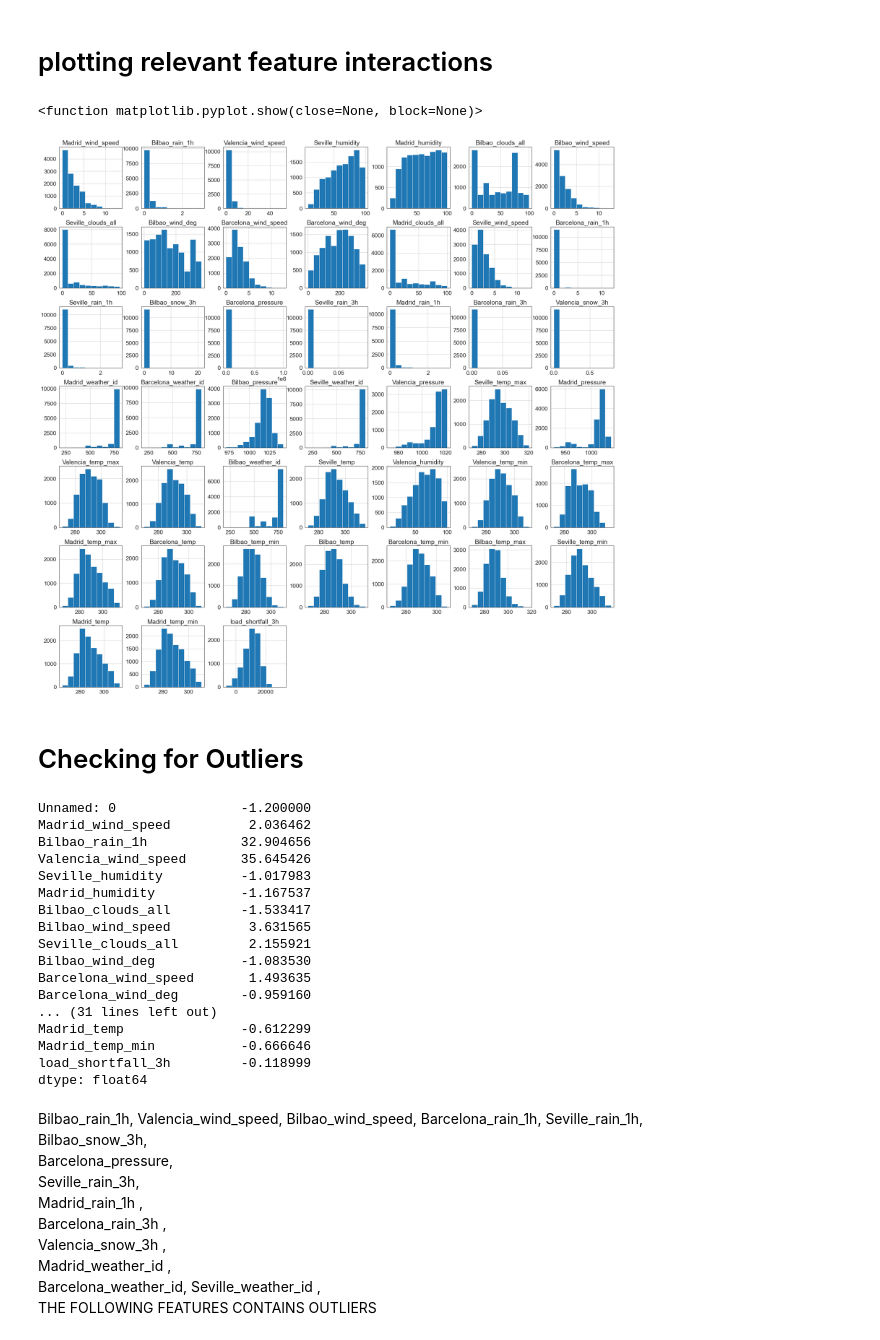
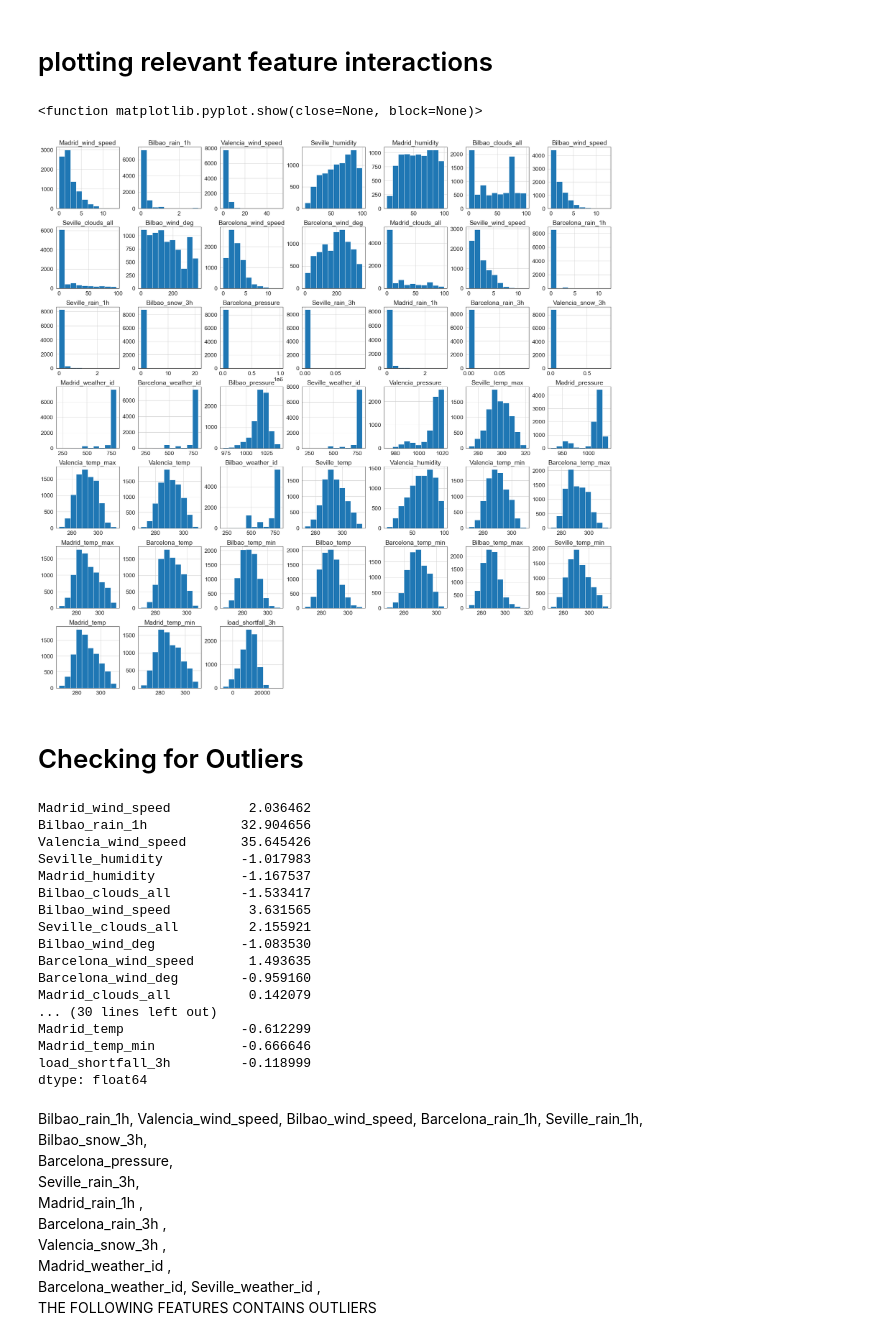
Before and after one commit to codebymusa/TEAM-GM1, a Jupyter notebook: Advanced-Regression-Starter-Data/starter-notebook.ipynb, the cells around one changed output. Drawn from its saved outputs; the diff is of its cells as text; code cells hidden in the pictures.

```diff
--- a/Advanced-Regression-Starter-Data/starter-notebook.ipynb
+++ b/Advanced-Regression-Starter-Data/starter-notebook.ipynb
@@ -250,18 +243,17 @@ plt.xticks(rotation=90)
 # %% [markdown]
 # plotting relevant feature interactions
 # %%
-df = df.drop(columns=['Unnamed: 0'])
-df.hist(figsize=(30,30))
+df_train = df_train.drop(columns=['Unnamed: 0'])
+df_train.hist(figsize=(30,30))
 plt.show
 # %% [output]
 <function matplotlib.pyplot.show(close=None, block=None)>
-[figure, old version]
+[figure, new version]
 # %% [markdown]
 # Checking for Outliers
 # %%
 df_train.kurtosis()
 # %% [output]
-Unnamed: 0                -1.200000
 Madrid_wind_speed          2.036462
 Bilbao_rain_1h            32.904656
 Valencia_wind_speed       35.645426
@@ -273,7 +265,8 @@ Seville_clouds_all         2.155921
 Bilbao_wind_deg           -1.083530
 Barcelona_wind_speed       1.493635
 Barcelona_wind_deg        -0.959160
-... (31 lines left out)
+Madrid_clouds_all          0.142079
+... (30 lines left out)
 Madrid_temp               -0.612299
 Madrid_temp_min           -0.666646
 load_shortfall_3h         -0.118999
```
Also changed, not shown: parts of 56 cells of this notebook, 1 other file.
